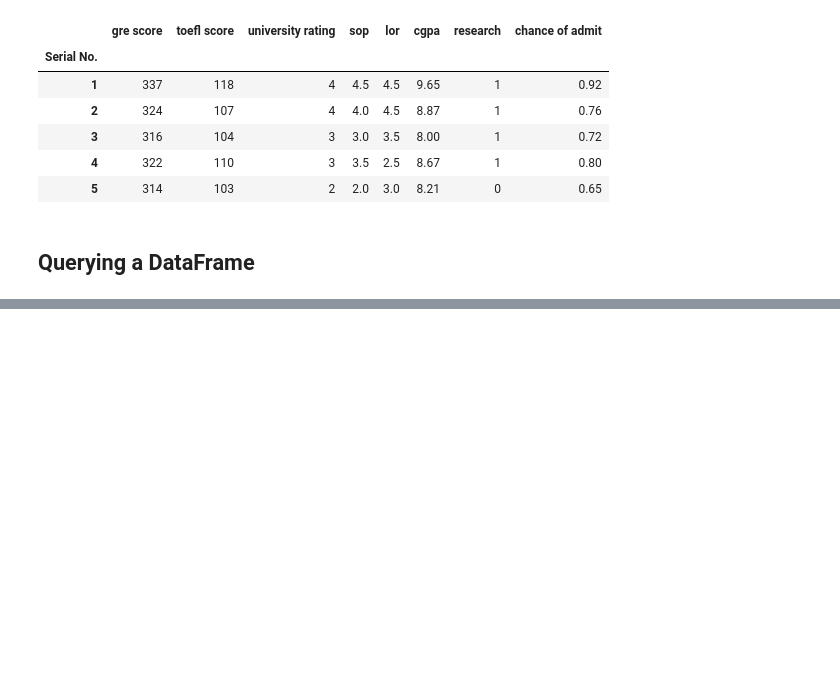
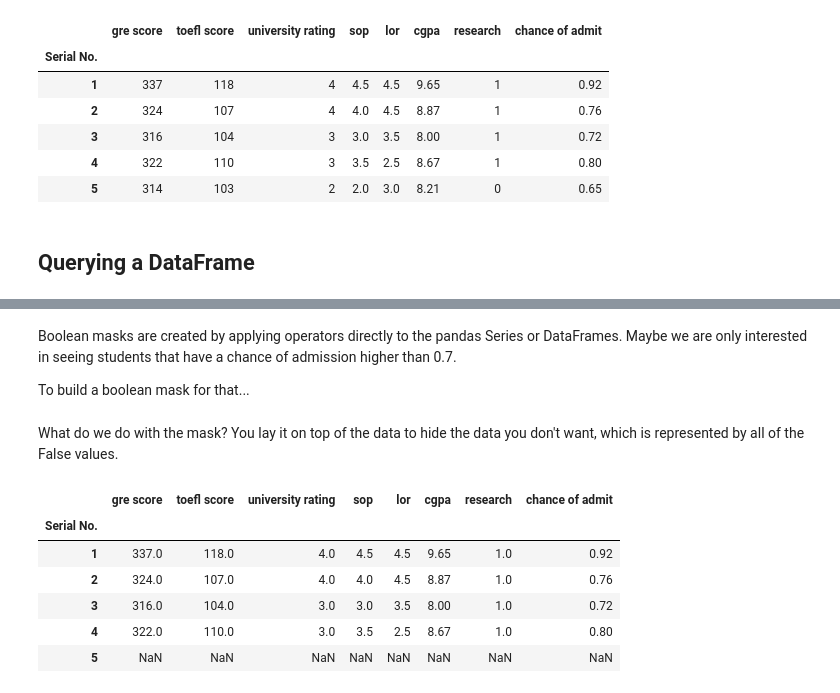
Before and after one commit to jaredwilliam/Applied_Data_Science_Python, a Jupyter notebook: 1_Intro_to_Data_Science_in_Python/Week 2/Introduction to Pandas.ipynb, the cells around one changed output, grey strips where cells are left out. Cells and saved outputs as stored; diff of their text form; code cells hidden in the pictures; blank space fills up the shorter version.

```diff
--- a/1_Intro_to_Data_Science_in_Python/Week 2/Introduction to Pandas.ipynb
+++ b/1_Intro_to_Data_Science_in_Python/Week 2/Introduction to Pandas.ipynb
@@ -490,0 +495,4 @@ df.head()
+# %%
+df = pd.read_csv('Admission_Predict.csv', index_col = 0)
+df.columns = [x.lower().strip() for x in df.columns]
+df.head()
@@ -490,0 +507,18 @@ df.head()
+# %% [markdown]
+Boolean masks are created by applying operators directly to the pandas Series or DataFrames. Maybe we are only interested in seeing students that have a chance of admission higher than 0.7.
+
+To build a boolean mask for that...
+# %%
+admit_mask = df['chance of admit'] > 0.7
+# %% [markdown]
+What do we do with the mask? You lay it on top of the data to hide the data you don't want, which is represented by all of the False values.
+# %%
+df.where(admit_mask).head()
+# %% [output]
+|  | gre score | toefl score | university rating | sop | lor | cgpa | research | chance of admit |
+| Serial No. |  |  |  |  |  |  |  |  |
+| 1 | 337.0 | 118.0 | 4.0 | 4.5 | 4.5 | 9.65 | 1.0 | 0.92 |
+| 2 | 324.0 | 107.0 | 4.0 | 4.0 | 4.5 | 8.87 | 1.0 | 0.76 |
+| 3 | 316.0 | 104.0 | 3.0 | 3.0 | 3.5 | 8.00 | 1.0 | 0.72 |
+| 4 | 322.0 | 110.0 | 3.0 | 3.5 | 2.5 | 8.67 | 1.0 | 0.80 |
+| 5 | NaN | NaN | NaN | NaN | NaN | NaN | NaN | NaN |
```
Also changed, not shown: parts of 41 cells of this notebook, 1 other file.
